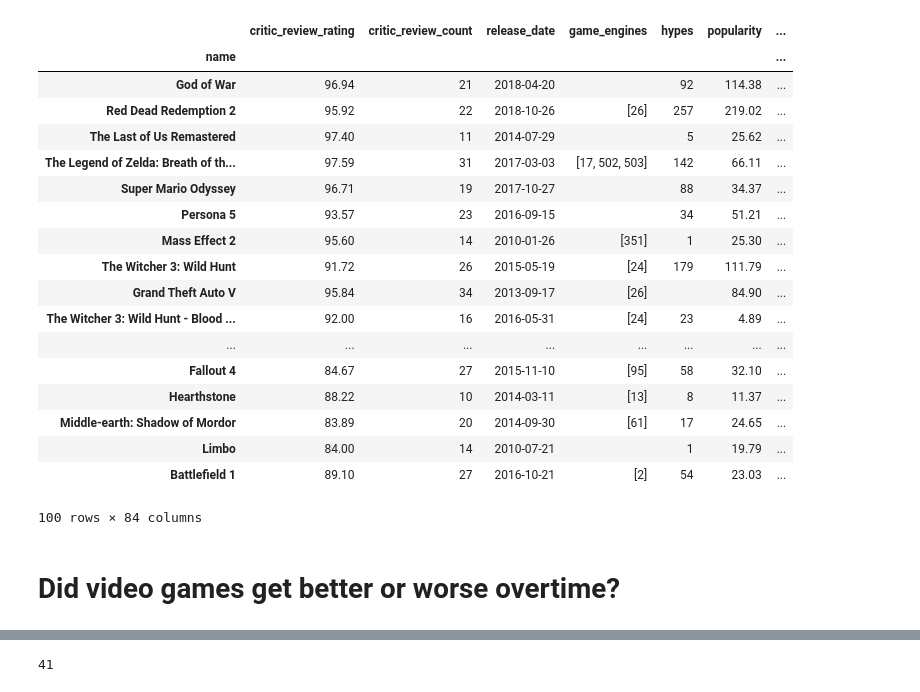
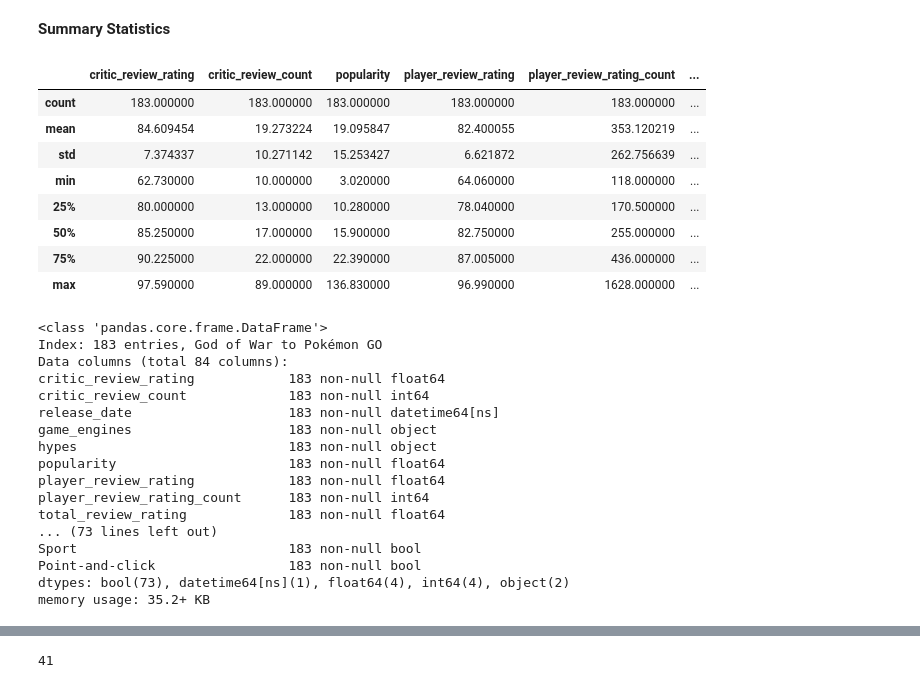
Before and after one commit to Judahesses/IGDB-Project-1, a Jupyter notebook: igdb-project-1.ipynb, the cells around one changed output, grey strips where cells are left out. Drawn from its saved outputs; the diff is of its cells as text; code cells hidden in the pictures.

```diff
--- a/igdb-project-1.ipynb
+++ b/igdb-project-1.ipynb
@@ -242,27 +248,3 @@ df = df.drop(['player_perspectives'], axis=1)
 # %%
 df = df.drop(['themes'], axis=1)
 ###
-# %%
-df.head(100)
-# %% [output]
-|  | critic_review_rating | critic_review_count | release_date | game_engines | hypes | popularity | ... |
-| name |  |  |  |  |  |  | ... |
-| God of War | 96.94 | 21 | 2018-04-20 |  | 92 | 114.38 | ... |
-| Red Dead Redemption 2 | 95.92 | 22 | 2018-10-26 | [26] | 257 | 219.02 | ... |
-| The Last of Us Remastered | 97.40 | 11 | 2014-07-29 |  | 5 | 25.62 | ... |
-| The Legend of Zelda: Breath of th... | 97.59 | 31 | 2017-03-03 | [17, 502, 503] | 142 | 66.11 | ... |
-| Super Mario Odyssey | 96.71 | 19 | 2017-10-27 |  | 88 | 34.37 | ... |
-| Persona 5 | 93.57 | 23 | 2016-09-15 |  | 34 | 51.21 | ... |
-| Mass Effect 2 | 95.60 | 14 | 2010-01-26 | [351] | 1 | 25.30 | ... |
-| The Witcher 3: Wild Hunt | 91.72 | 26 | 2015-05-19 | [24] | 179 | 111.79 | ... |
-| Grand Theft Auto V | 95.84 | 34 | 2013-09-17 | [26] |  | 84.90 | ... |
-| The Witcher 3: Wild Hunt - Blood ... | 92.00 | 16 | 2016-05-31 | [24] | 23 | 4.89 | ... |
-| ... | ... | ... | ... | ... | ... | ... | ... |
-| Fallout 4 | 84.67 | 27 | 2015-11-10 | [95] | 58 | 32.10 | ... |
-| Hearthstone | 88.22 | 10 | 2014-03-11 | [13] | 8 | 11.37 | ... |
-| Middle-earth: Shadow of Mordor | 83.89 | 20 | 2014-09-30 | [61] | 17 | 24.65 | ... |
-| Limbo | 84.00 | 14 | 2010-07-21 |  | 1 | 19.79 | ... |
-| Battlefield 1 | 89.10 | 27 | 2016-10-21 | [2] | 54 | 23.03 | ... |
-100 rows × 84 columns
-# %% [markdown]
-# Did video games get better or worse overtime?
@@ -268,0 +257,34 @@ df.head(100)
+# %% [markdown]
+__Summary Statistics__
+# %%
+df.describe()
+# %% [output]
+|  | critic_review_rating | critic_review_count | popularity | player_review_rating | player_review_rating_count | ... |
+| count | 183.000000 | 183.000000 | 183.000000 | 183.000000 | 183.000000 | ... |
+| mean | 84.609454 | 19.273224 | 19.095847 | 82.400055 | 353.120219 | ... |
+| std | 7.374337 | 10.271142 | 15.253427 | 6.621872 | 262.756639 | ... |
+| min | 62.730000 | 10.000000 | 3.020000 | 64.060000 | 118.000000 | ... |
+| 25% | 80.000000 | 13.000000 | 10.280000 | 78.040000 | 170.500000 | ... |
+| 50% | 85.250000 | 17.000000 | 15.900000 | 82.750000 | 255.000000 | ... |
+| 75% | 90.225000 | 22.000000 | 22.390000 | 87.005000 | 436.000000 | ... |
+| max | 97.590000 | 89.000000 | 136.830000 | 96.990000 | 1628.000000 | ... |
+# %%
+df.info()
+# %% [output]
+<class 'pandas.core.frame.DataFrame'>
+Index: 183 entries, God of War to Pokémon GO
+Data columns (total 84 columns):
+critic_review_rating            183 non-null float64
+critic_review_count             183 non-null int64
+release_date                    183 non-null datetime64[ns]
+game_engines                    183 non-null object
+hypes                           183 non-null object
+popularity                      183 non-null float64
+player_review_rating            183 non-null float64
+player_review_rating_count      183 non-null int64
+total_review_rating             183 non-null float64
+... (73 lines left out)
+Sport                           183 non-null bool
+Point-and-click                 183 non-null bool
+dtypes: bool(73), datetime64[ns](1), float64(4), int64(4), object(2)
+memory usage: 35.2+ KB
```
Also changed, not shown: parts of 36 cells of this notebook.
